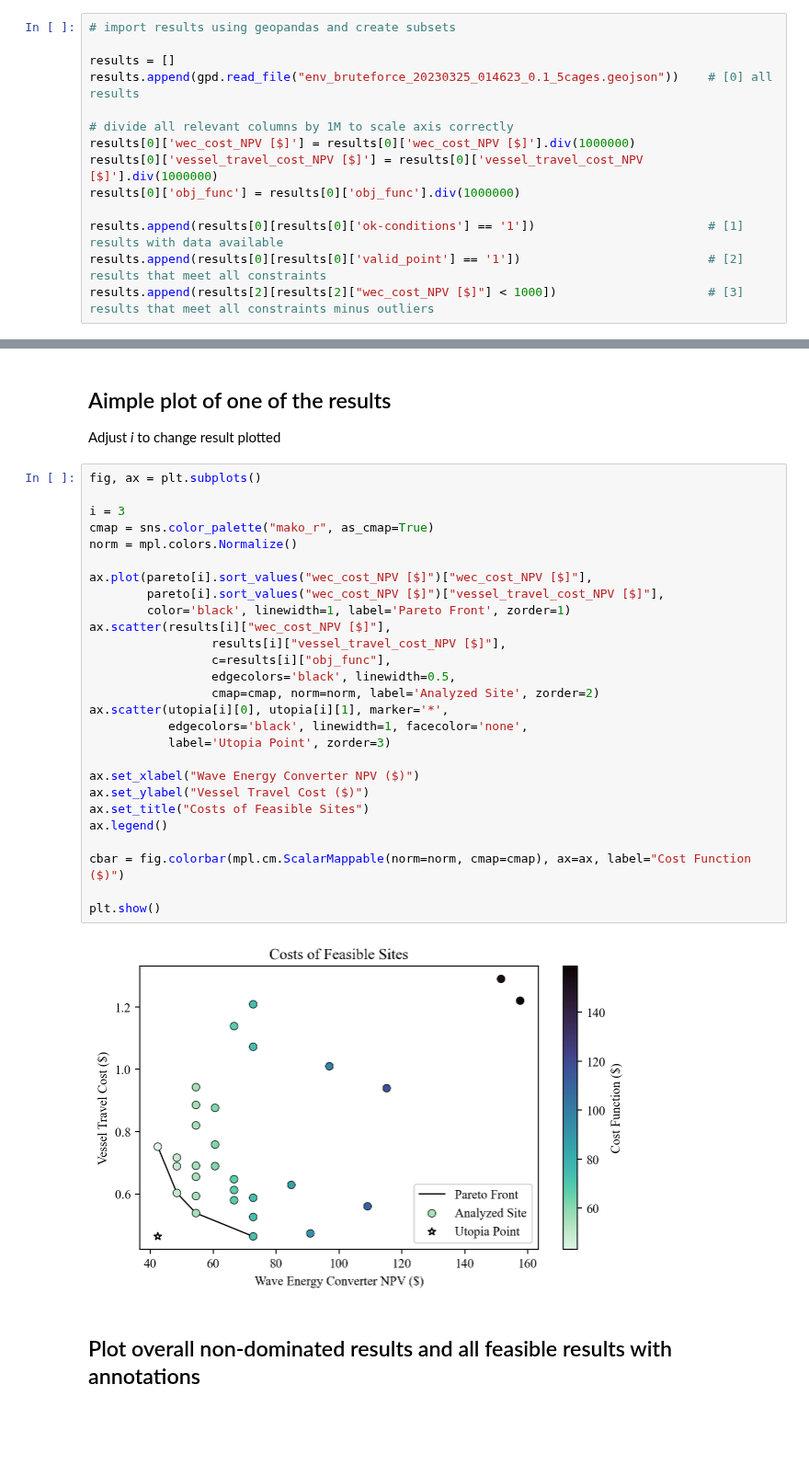
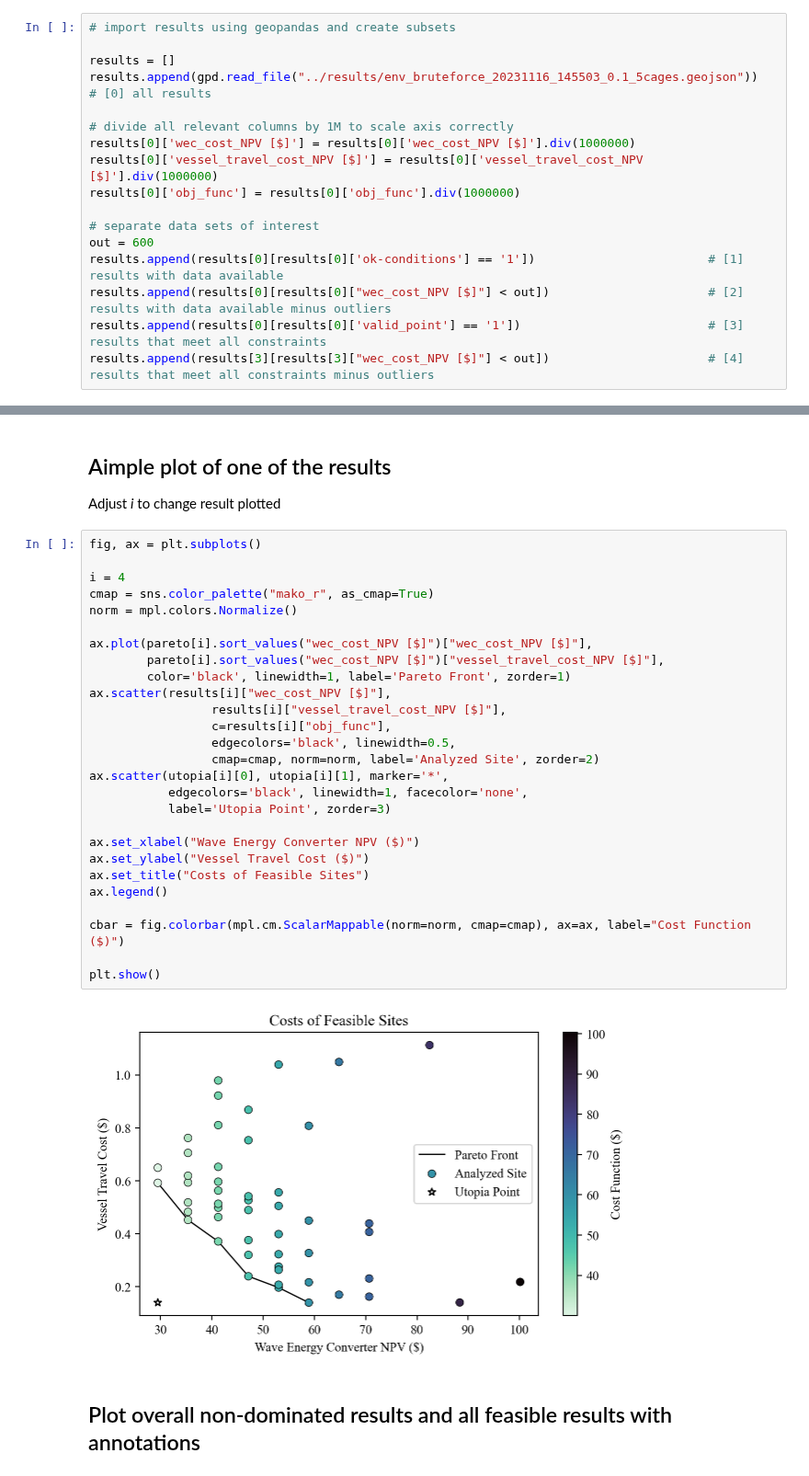
Before and after one commit to symbiotic-engineering/Aquaculture, a Jupyter notebook: scripts/pareto.ipynb, the cells around one changed output, grey strips where cells are left out. Shown at 92% size. Cells and saved outputs as stored; diff of their text form; blank space fills up the shorter version.

```diff
--- a/scripts/pareto.ipynb
+++ b/scripts/pareto.ipynb
@@ -21,16 +21,19 @@ plt.rcParams["font.serif"] = ["Times New Roman"]
 # import results using geopandas and create subsets
 
 results = []
-results.append(gpd.read_file("env_bruteforce_20230325_014623_0.1_5cages.geojson"))    # [0] all results
+results.append(gpd.read_file("../results/env_bruteforce_20231116_145503_0.1_5cages.geojson"))    # [0] all results
 
 # divide all relevant columns by 1M to scale axis correctly
 results[0]['wec_cost_NPV [$]'] = results[0]['wec_cost_NPV [$]'].div(1000000)
 results[0]['vessel_travel_cost_NPV [$]'] = results[0]['vessel_travel_cost_NPV [$]'].div(1000000)
 results[0]['obj_func'] = results[0]['obj_func'].div(1000000)
 
+# separate data sets of interest
+out = 600
 results.append(results[0][results[0]['ok-conditions'] == '1'])                        # [1] results with data available
-results.append(results[0][results[0]['valid_point'] == '1'])                          # [2] results that meet all constraints
-results.append(results[2][results[2]["wec_cost_NPV [$]"] < 1000])                     # [3] results that meet all constraints minus outliers
+results.append(results[0][results[0]["wec_cost_NPV [$]"] < out])                      # [2] results with data available minus outliers
+results.append(results[0][results[0]['valid_point'] == '1'])                          # [3] results that meet all constraints
+results.append(results[3][results[3]["wec_cost_NPV [$]"] < out])                      # [4] results that meet all constraints minus outliers
 # %%
 # calculate optimal site and utopia point for each set
 
@@ -53,31 +119,31 @@ Adjust *i* to change result plotted
 # %%
 fig, ax = plt.subplots()
 
-i = 3
+i = 4
 cmap = sns.color_palette("mako_r", as_cmap=True)
 norm = mpl.colors.Normalize()
 
 ax.plot(pareto[i].sort_values("wec_cost_NPV [$]")["wec_cost_NPV [$]"],
         pareto[i].sort_values("wec_cost_NPV [$]")["vessel_travel_cost_NPV [$]"],
         color='black', linewidth=1, label='Pareto Front', zorder=1)
 ax.scatter(results[i]["wec_cost_NPV [$]"],
                  results[i]["vessel_travel_cost_NPV [$]"],
                  c=results[i]["obj_func"],
                  edgecolors='black', linewidth=0.5,
                  cmap=cmap, norm=norm, label='Analyzed Site', zorder=2)
 ax.scatter(utopia[i][0], utopia[i][1], marker='*',
            edgecolors='black', linewidth=1, facecolor='none',
            label='Utopia Point', zorder=3)
 
 ax.set_xlabel("Wave Energy Converter NPV ($)")
 ax.set_ylabel("Vessel Travel Cost ($)")
 ax.set_title("Costs of Feasible Sites")
 ax.legend()
 
 cbar = fig.colorbar(mpl.cm.ScalarMappable(norm=norm, cmap=cmap), ax=ax, label="Cost Function ($)")
 
 plt.show()
 # %% [output]
-[figure, old version]
+[figure, new version]
 # %% [markdown]
 ## Plot overall non-dominated results and all feasible results with annotations
```
Also changed, not shown: parts of 3 cells of this notebook, 3 other files.
